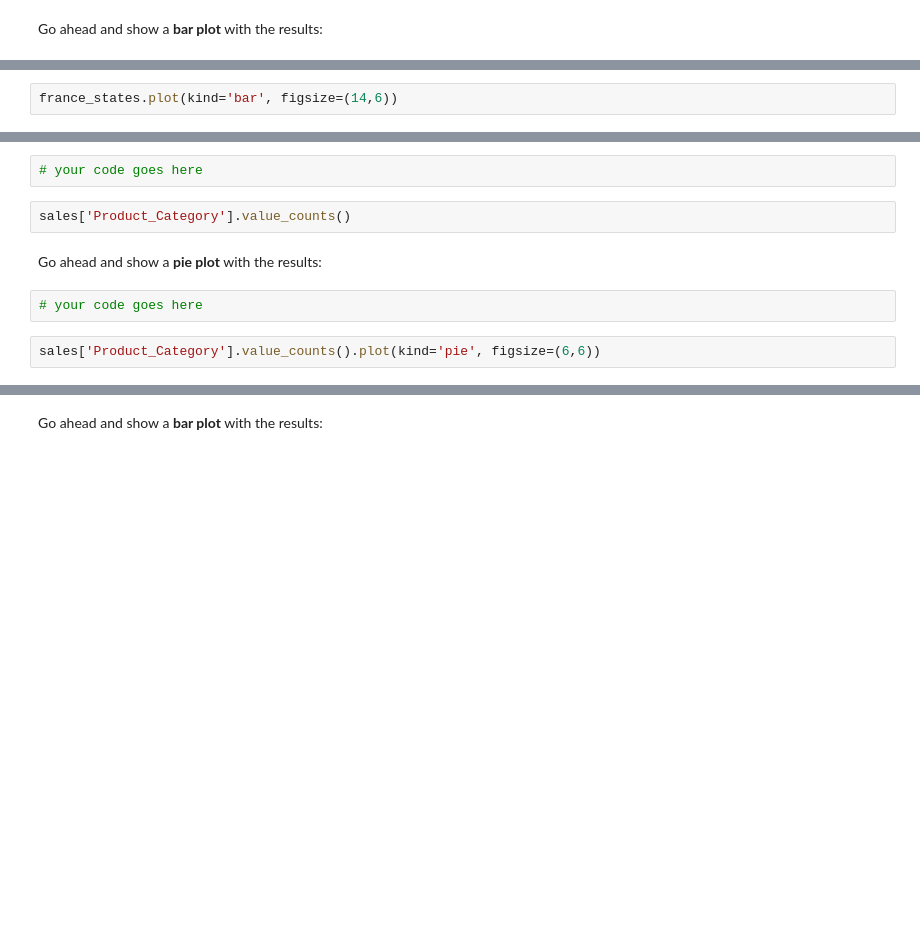
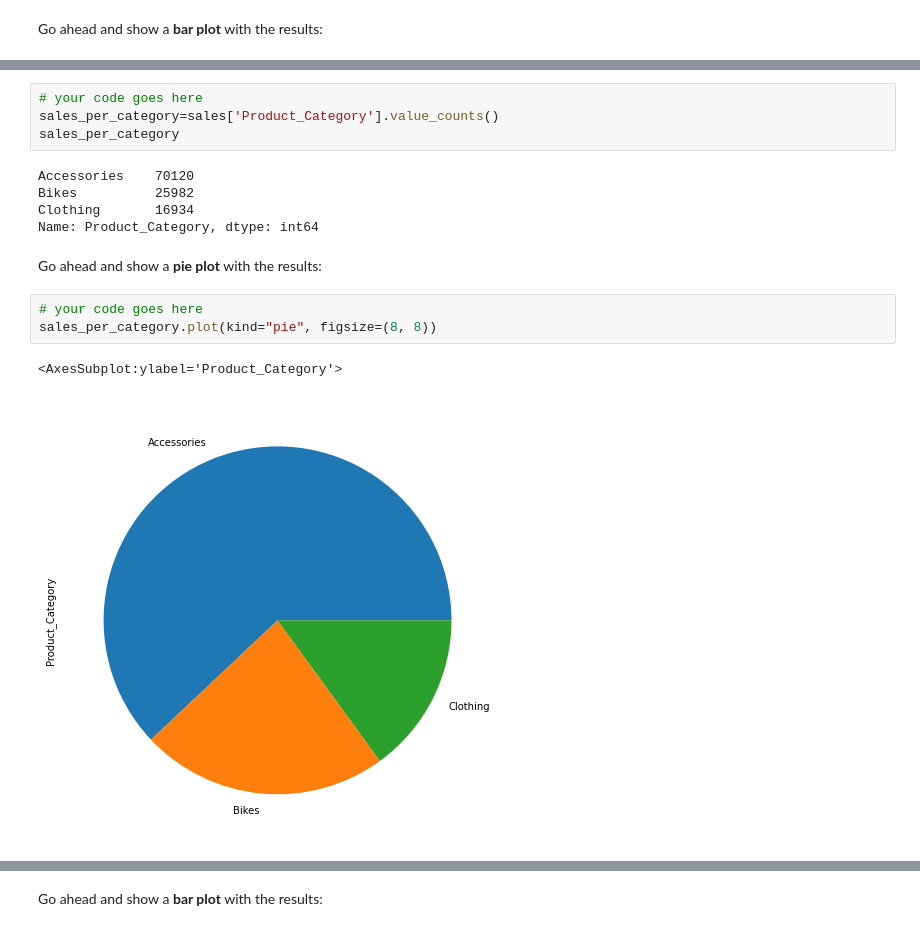
Before and after one commit to juneharold/MLintro, a Jupyter notebook: Data_Science/Data_Analysis_FCC/Exercises_1.ipynb, the cells around one changed output, grey strips where cells are left out. Drawn from its saved outputs; the diff is of its cells as text; blank space fills up the shorter version.

```diff
--- a/Data_Science/Data_Analysis_FCC/Exercises_1.ipynb
+++ b/Data_Science/Data_Analysis_FCC/Exercises_1.ipynb
@@ -319,19 +341,24 @@ Go ahead and show a <b>bar plot</b> with the results:
-# %%
-france_states.plot(kind='bar', figsize=(14,6))
 # %% [markdown]
 ![green-divider](https://user-images.githubusercontent.com/7065401/52071924-c003ad80-2562-11e9-8297-1c6595f8a7ff.png)
 
 ### How many sales were made per category?
 # %%
 # your code goes here
+sales_per_category=sales['Product_Category'].value_counts()
+sales_per_category
+# %% [output]
+Accessories    70120
+Bikes          25982
+Clothing       16934
+Name: Product_Category, dtype: int64
-# %%
-sales['Product_Category'].value_counts()
 # %% [markdown]
 Go ahead and show a <b>pie plot</b> with the results:
 # %%
 # your code goes here
+sales_per_category.plot(kind="pie", figsize=(8, 8))
+# %% [output]
+<AxesSubplot:ylabel='Product_Category'>
+[figure, added]
-# %%
-sales['Product_Category'].value_counts().plot(kind='pie', figsize=(6,6))
 # %% [markdown]
 ![green-divider](https://user-images.githubusercontent.com/7065401/52071924-c003ad80-2562-11e9-8297-1c6595f8a7ff.png)
 
```
Also changed, not shown: parts of 45 cells of this notebook.
